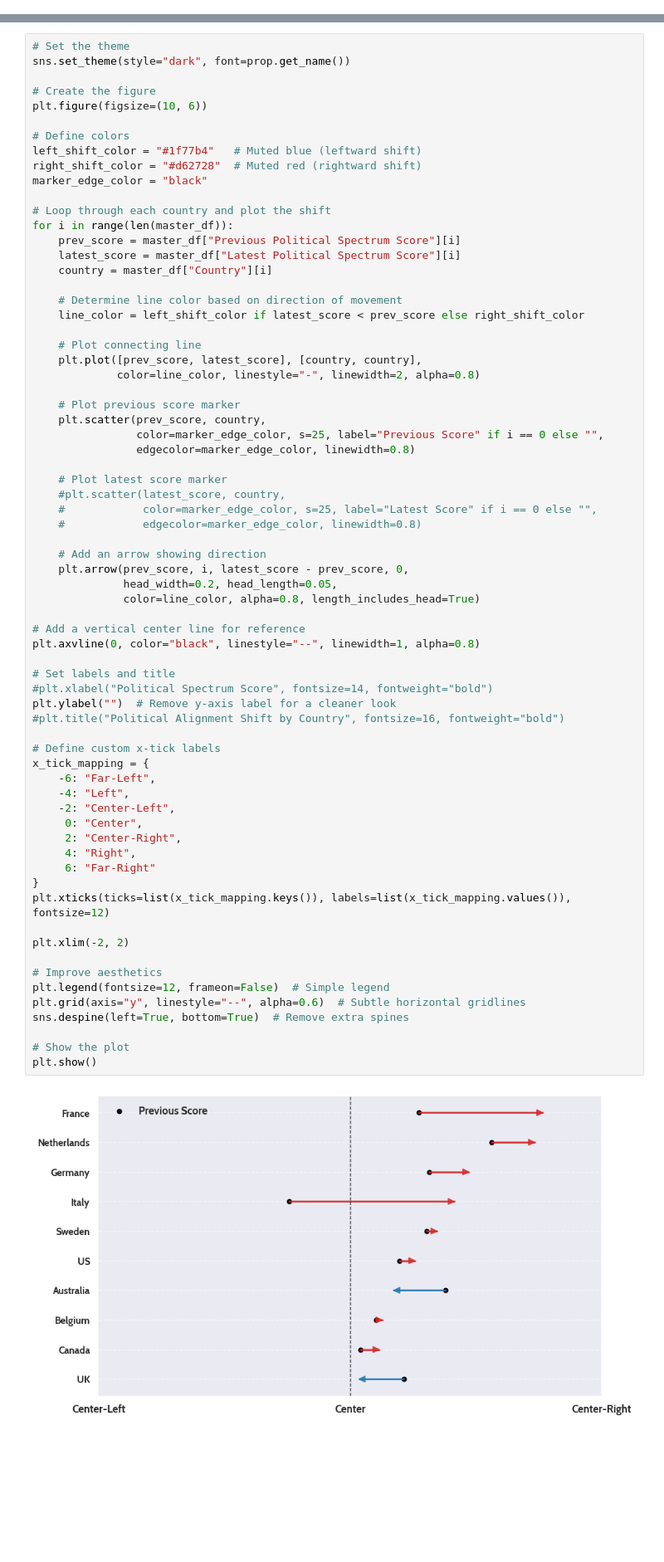
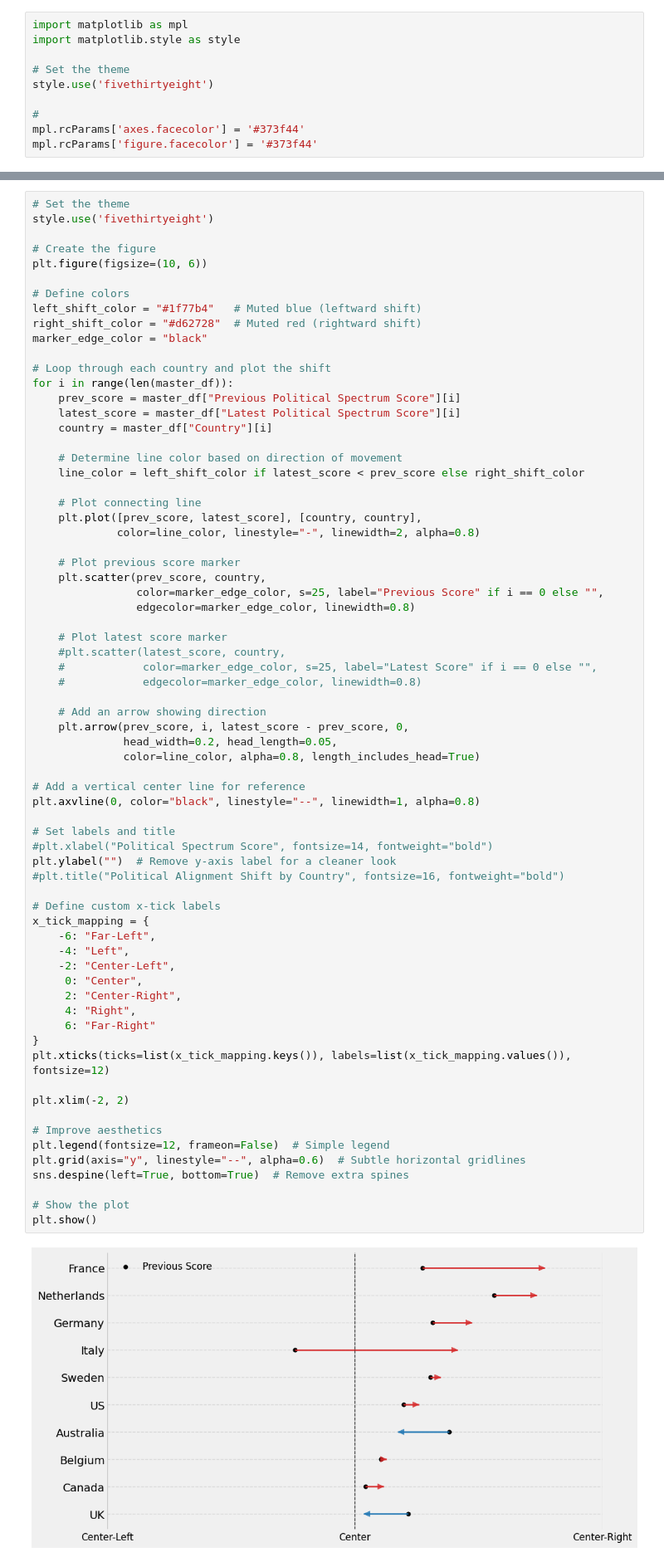
Before and after one commit to jajc202/PartiesInPower, a Jupyter notebook: 02. Code/02. Master Notebook/PiP_Master_Notebooks.ipynb, the cells around one changed output, grey strips where cells are left out. Shown at 83% size. Saved outputs shown, nothing was run; the diff lists cells and outputs as text; blank space fills up the shorter version.

```diff
--- a/02. Code/02. Master Notebook/PiP_Master_Notebooks.ipynb
+++ b/02. Code/02. Master Notebook/PiP_Master_Notebooks.ipynb
@@ -134,0 +137,10 @@ sns.set_theme(font=prop.get_name())
+# %%
+import matplotlib as mpl
+import matplotlib.style as style
+
+# Set the theme
+style.use('fivethirtyeight')
+
+#
+mpl.rcParams['axes.facecolor'] = '#373f44'
+mpl.rcParams['figure.facecolor'] = '#373f44'
@@ -137,6 +247,6 @@ sns.set_theme(font=prop.get_name())
 # %%
 # Set the theme
-sns.set_theme(style="dark", font=prop.get_name())
+style.use('fivethirtyeight')
 
 # Create the figure
 plt.figure(figsize=(10, 6))
@@ -177,31 +287,31 @@ for i in range(len(master_df)):
 # Add a vertical center line for reference
 plt.axvline(0, color="black", linestyle="--", linewidth=1, alpha=0.8)
 
 # Set labels and title
 #plt.xlabel("Political Spectrum Score", fontsize=14, fontweight="bold")
 plt.ylabel("")  # Remove y-axis label for a cleaner look
 #plt.title("Political Alignment Shift by Country", fontsize=16, fontweight="bold")
 
 # Define custom x-tick labels
 x_tick_mapping = {
     -6: "Far-Left",
     -4: "Left",
     -2: "Center-Left",
      0: "Center",
      2: "Center-Right",
      4: "Right",
      6: "Far-Right"
 }
 plt.xticks(ticks=list(x_tick_mapping.keys()), labels=list(x_tick_mapping.values()), fontsize=12)
 
 plt.xlim(-2, 2)
 
 # Improve aesthetics
 plt.legend(fontsize=12, frameon=False)  # Simple legend
 plt.grid(axis="y", linestyle="--", alpha=0.6)  # Subtle horizontal gridlines
 sns.despine(left=True, bottom=True)  # Remove extra spines
 
 # Show the plot
 plt.show()
 # %% [output]
-[figure, old version]
+[figure, new version]
```
Also changed, not shown: parts of 6 cells of this notebook.
